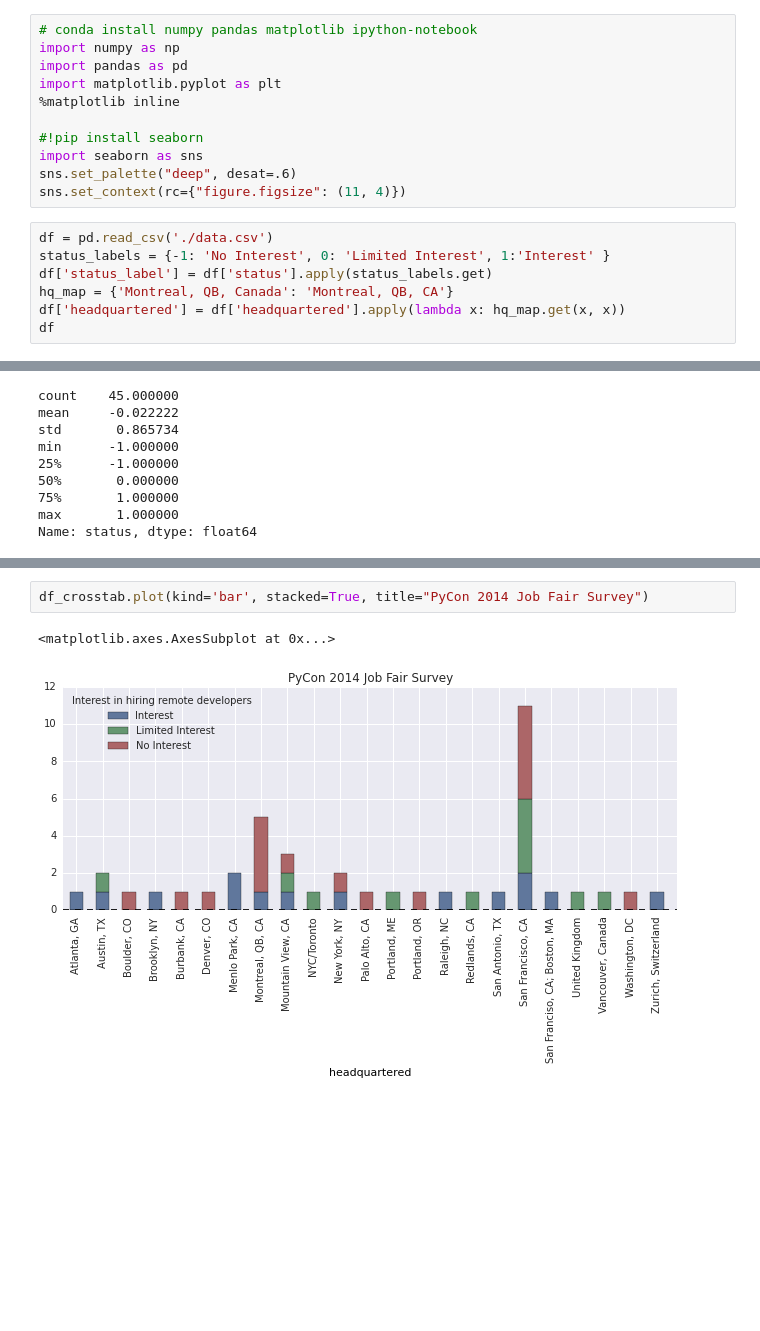
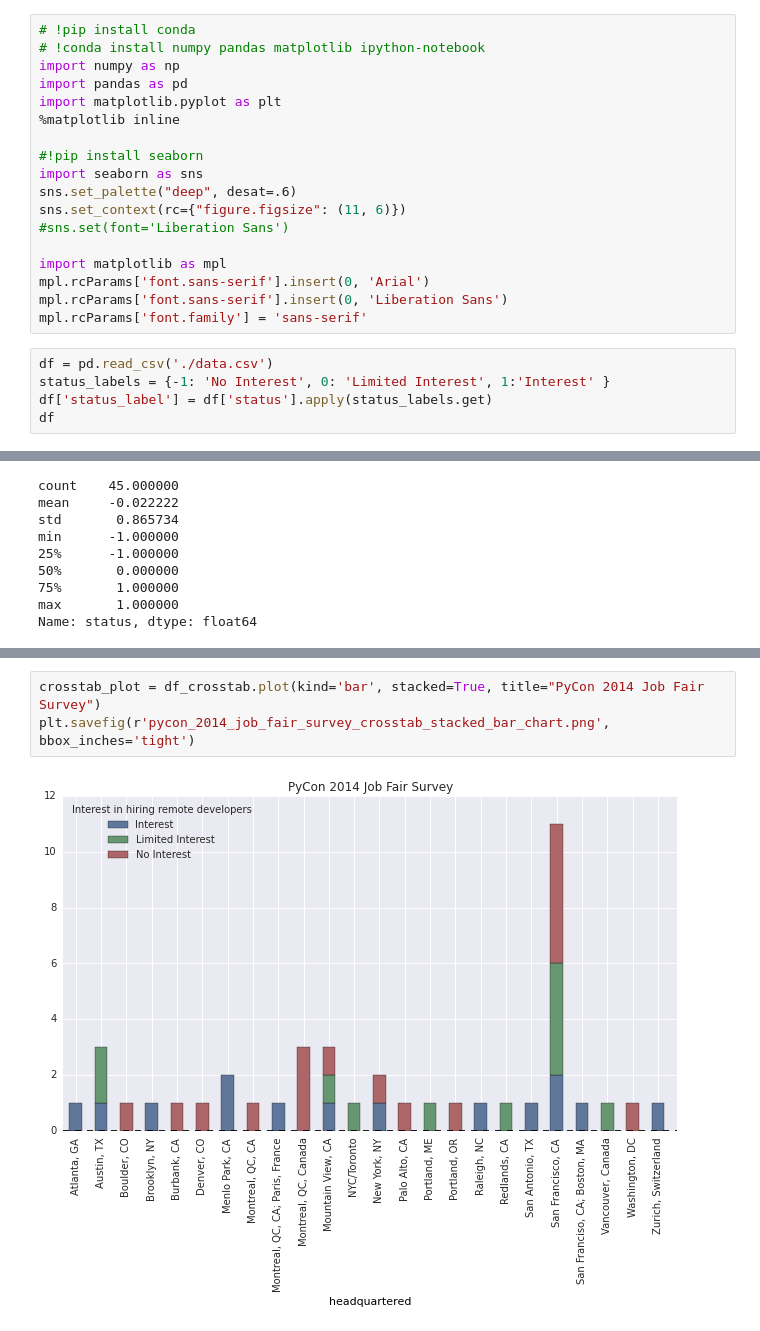
Before and after one commit to briandailey/pycon-job-fair, a Jupyter notebook: pycon_2014_job_fair_survey_analysis.ipynb, the cells around one changed output, grey strips where cells are left out. Drawn from its saved outputs; the diff is of its cells as text; blank space fills up the shorter version.

Commit message:
Updated README.md paths, matplotlib fonts, added a Makefile

```diff
--- a/pycon_2014_job_fair_survey_analysis.ipynb
+++ b/pycon_2014_job_fair_survey_analysis.ipynb
@@ -2,7 +2,8 @@
 # Pycon 2014 Job Fair Survey Analysis
 https://github.com/briandailey/pycon-2014-job-fair
 # %%
-# conda install numpy pandas matplotlib ipython-notebook
+# !pip install conda
+# !conda install numpy pandas matplotlib ipython-notebook
 import numpy as np
 import pandas as pd
 import matplotlib.pyplot as plt
@@ -11,13 +12,17 @@ import matplotlib.pyplot as plt
 #!pip install seaborn
 import seaborn as sns
 sns.set_palette("deep", desat=.6)
-sns.set_context(rc={"figure.figsize": (11, 4)})
+sns.set_context(rc={"figure.figsize": (11, 6)})
+#sns.set(font='Liberation Sans')
+
+import matplotlib as mpl
+mpl.rcParams['font.sans-serif'].insert(0, 'Arial')
+mpl.rcParams['font.sans-serif'].insert(0, 'Liberation Sans')
+mpl.rcParams['font.family'] = 'sans-serif'
 # %%
 df = pd.read_csv('./data.csv')
 status_labels = {-1: 'No Interest', 0: 'Limited Interest', 1:'Interest' }
 df['status_label'] = df['status'].apply(status_labels.get)
-hq_map = {'Montreal, QB, Canada': 'Montreal, QB, CA'}
-df['headquartered'] = df['headquartered'].apply(lambda x: hq_map.get(x, x))
 df
 # %% [output]
 |  | company | headquartered | status | status_label |
@@ -85,5 +90,5 @@ df_crosstab_margins
 # %%
-df_crosstab.plot(kind='bar', stacked=True, title="PyCon 2014 Job Fair Survey")
+crosstab_plot = df_crosstab.plot(kind='bar', stacked=True, title="PyCon 2014 Job Fair Survey")
+plt.savefig(r'pycon_2014_job_fair_survey_crosstab_stacked_bar_chart.png', bbox_inches='tight')
 # %% [output]
-<matplotlib.axes.AxesSubplot at 0x...>
-[figure, old version]
+[figure, new version]
```
Also changed, not shown: parts of 2 cells of this notebook, 5 other files.
